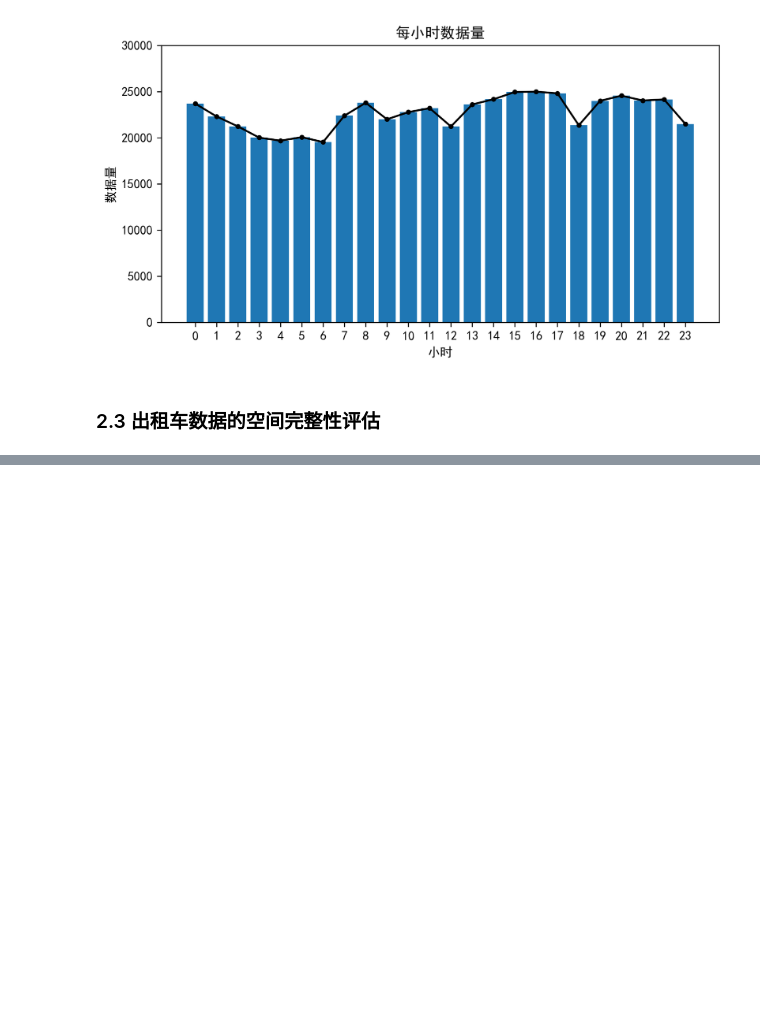
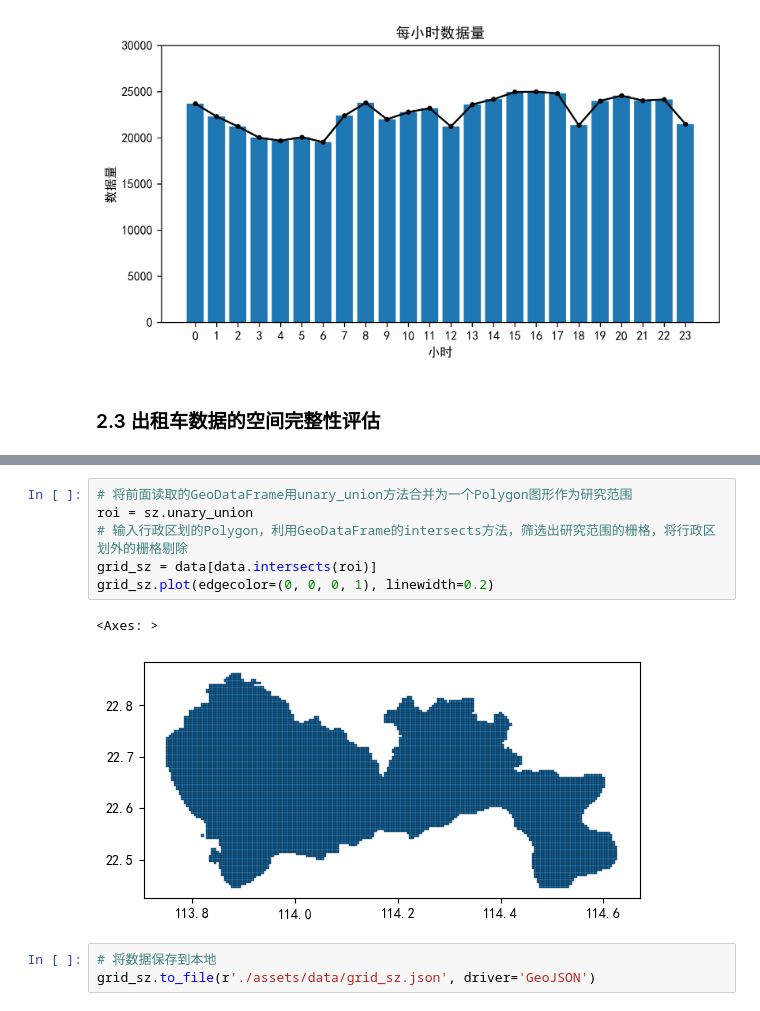
Before and after one commit to raingrain/evaluation-and-analysis-of-gps-data-for-taxi-in-shenzhen, a Jupyter notebook: src/main.ipynb, the cells around one changed output, grey strips where cells are left out. Saved outputs shown, nothing was run; the diff lists cells and outputs as text; blank space fills up the shorter version.

```diff
--- a/src/main.ipynb
+++ b/src/main.ipynb
@@ -212,0 +296,12 @@ plt.show()
+# %%
+# 将前面读取的GeoDataFrame用unary_union方法合并为一个Polygon图形作为研究范围
+roi = sz.unary_union
+# 输入行政区划的Polygon，利用GeoDataFrame的intersects方法，筛选出研究范围的栅格，将行政区划外的栅格剔除
+grid_sz = data[data.intersects(roi)]
+grid_sz.plot(edgecolor=(0, 0, 0, 1), linewidth=0.2)
+# %% [output]
+<Axes: >
+[figure, added]
+# %%
+# 将数据保存到本地
+grid_sz.to_file(r'./assets/data/grid_sz.json', driver='GeoJSON')
```
Also changed, not shown: parts of 11 cells of this notebook, 5 other files.
